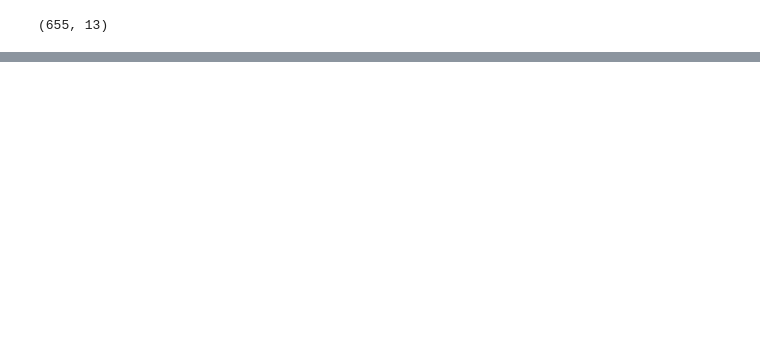
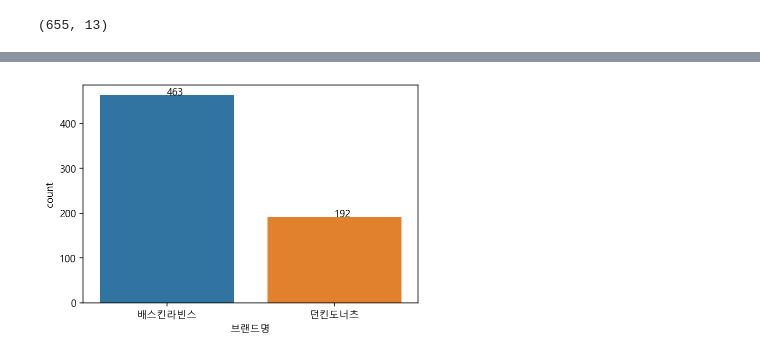
Before and after one commit to pmj3590/inflearn_opendata, a Jupyter notebook: franchise.ipynb, the cells around one changed output, grey strips where cells are left out. Drawn from its saved outputs; the diff is of its cells as text; code cells hidden in the pictures; blank space fills up the shorter version.

```diff
--- a/franchise.ipynb
+++ b/franchise.ipynb
@@ -298,0 +297,4 @@ df_31.shape
+# %%
+#value_counts로 "브랜드명" 빈도수 구하기
+brand_count=df_31["브랜드명"].value_counts()
+brand_count
@@ -298,0 +311,8 @@ df_31.shape
+# %%
+#countplot 그리기
+g=sns.countplot(data=df_31, x="브랜드명")
+
+for i, val in enumerate(brand_count.index):
+    g.text(x=i, y=brand_count[i], s=brand_count[i])
+# %% [output]
+[figure, added]
```
Also changed, not shown: parts of 21 cells of this notebook.
